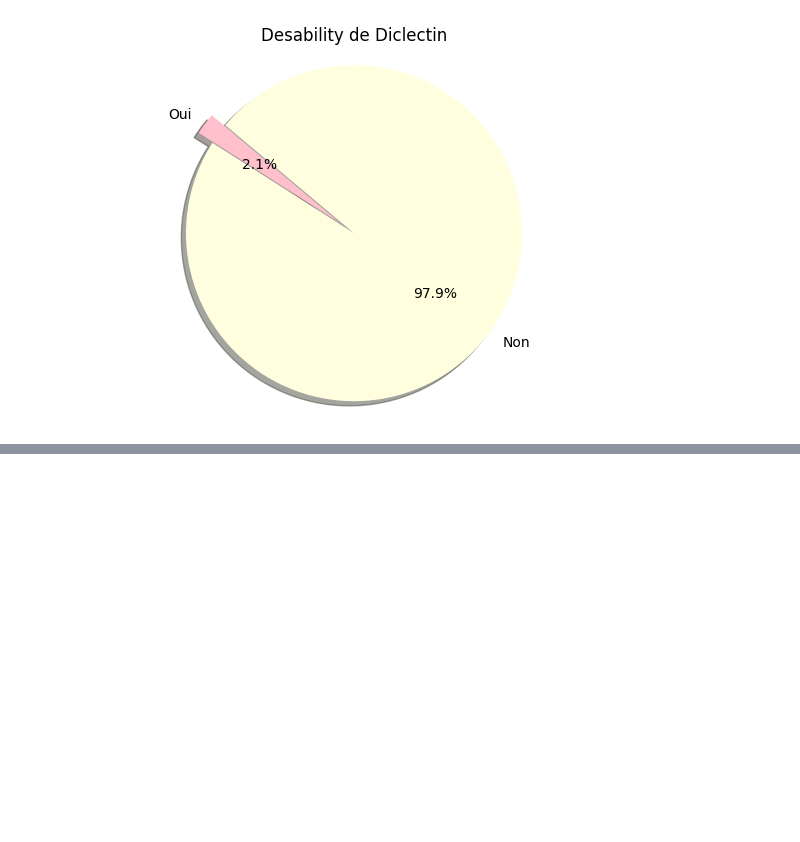
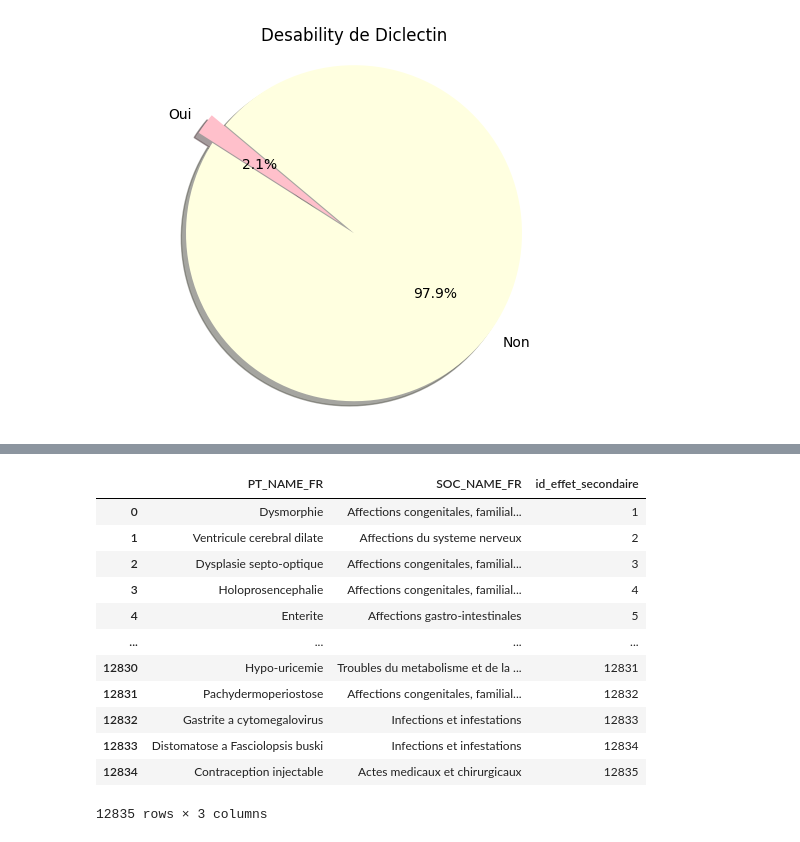
Before and after one commit to ZulieD/Med-Phar, a Jupyter notebook: Site/Result/analyse.ipynb, the cells around one changed output, grey strips where cells are left out. Cells and saved outputs as stored; diff of their text form; code cells hidden in the pictures; blank space fills up the shorter version.

```diff
--- a/Site/Result/analyse.ipynb
+++ b/Site/Result/analyse.ipynb
@@ -94,0 +152,18 @@ plt.show()
+# %%
+df_effet_secondaire=pd.read_csv("../../Analyse/df_effet_secondaire.csv")
+# %%
+df_effet_secondaire
+# %% [output]
+|  | PT_NAME_FR | SOC_NAME_FR | id_effet_secondaire |
+| 0 | Dysmorphie | Affections congenitales, familial... | 1 |
+| 1 | Ventricule cerebral dilate | Affections du systeme nerveux | 2 |
+| 2 | Dysplasie septo-optique | Affections congenitales, familial... | 3 |
+| 3 | Holoprosencephalie | Affections congenitales, familial... | 4 |
+| 4 | Enterite | Affections gastro-intestinales | 5 |
+| ... | ... | ... | ... |
+| 12830 | Hypo-uricemie | Troubles du metabolisme et de la ... | 12831 |
+| 12831 | Pachydermoperiostose | Affections congenitales, familial... | 12832 |
+| 12832 | Gastrite a cytomegalovirus | Infections et infestations | 12833 |
+| 12833 | Distomatose a Fasciolopsis buski | Infections et infestations | 12834 |
+| 12834 | Contraception injectable | Actes medicaux et chirurgicaux | 12835 |
+12835 rows × 3 columns
```
Also changed, not shown: parts of 3 cells of this notebook, 12 other files.
